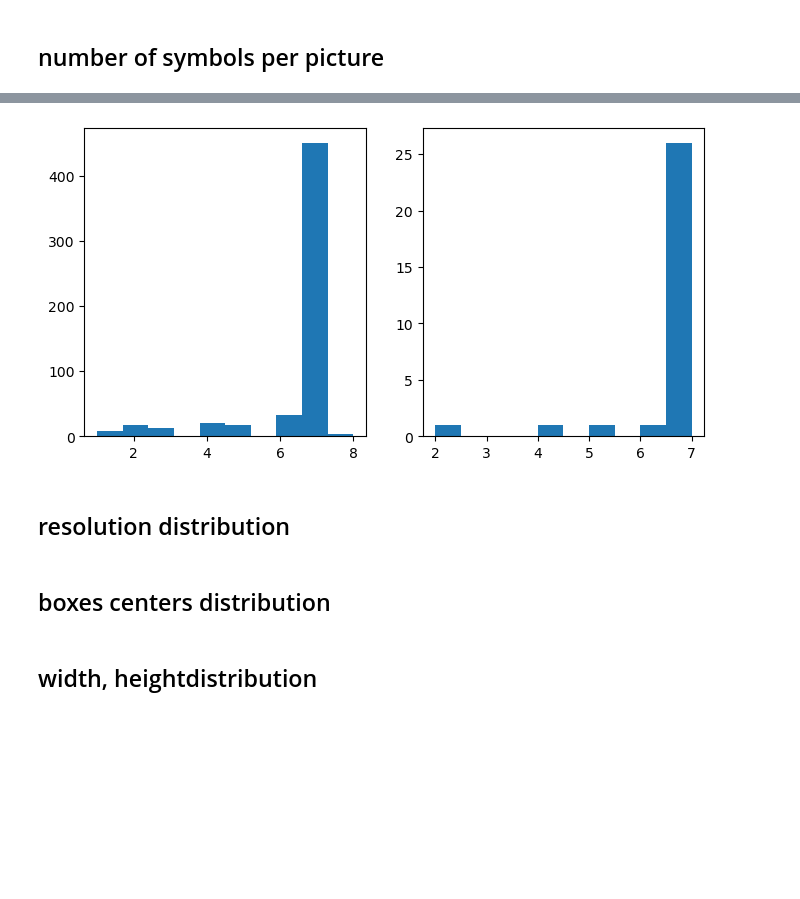
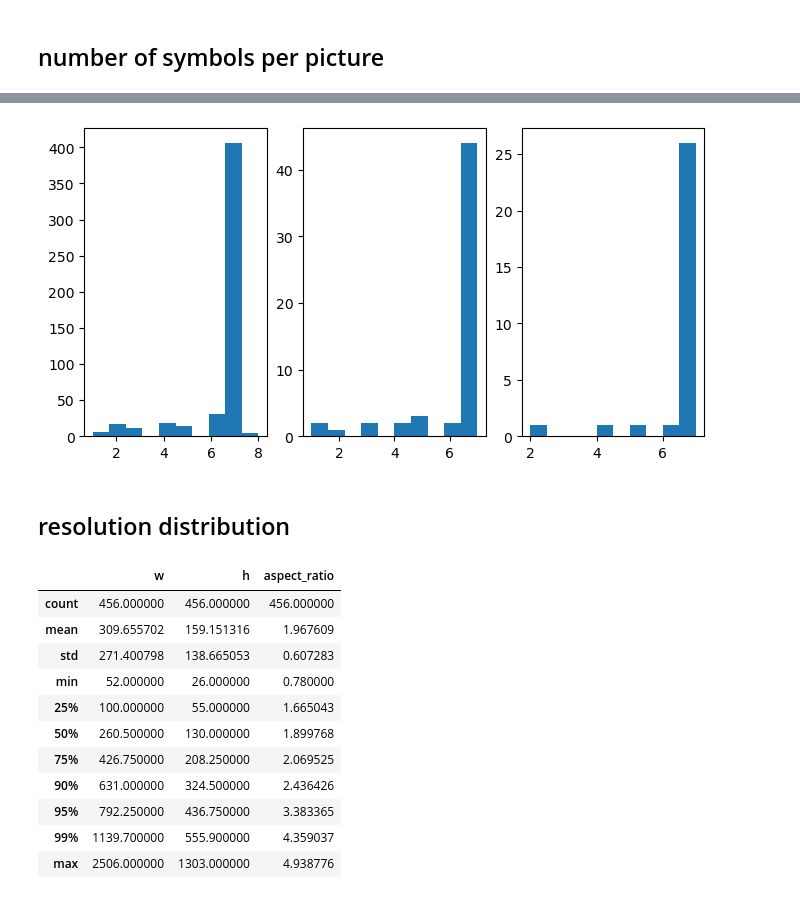
Before and after one commit to zamarseny/detection_plate_symbols, a Jupyter notebook: EDA.ipynb, the cells around one changed output, grey strips where cells are left out. Cells and saved outputs as stored; diff of their text form; code cells hidden in the pictures; blank space fills up the shorter version.

```diff
--- a/EDA.ipynb
+++ b/EDA.ipynb
@@ -17,11 +20,15 @@ import utils
 # %%
 importlib.reload(utils)
 from utils import get_boxes_texts, get_boxes_classes_xml, plot_all_boxes, get_boxes_classes_txt
+# %%
+val_dir = 'GBC_CV_attitude_test_2023_10/test_task/valid'
+os.mkdir(val_dir)
 # %%
 train_dir = 'GBC_CV_attitude_test_2023_10/test_task/train'
 test_dir = 'GBC_CV_attitude_test_2023_10/test_task/test'
 
 directories = {'train':  train_dir,
+               'val': val_dir,
               'test': test_dir}
 
 ann_file = 'ckictsenl0000246a2itn28ts.txt'
@@ -53,6 +90,10 @@ for DS_part in directories:
         #print(ann_data, )
 # %%
 print(row_n, DF.shape)
+DF['x_c']= (DF['x1']+DF['x2'])/2
+DF['y_c']= (DF['y1']+DF['y2'])/2
+DF['w']= (DF['x2']-DF['x1'])
+DF['h']= (DF['y2']-DF['y1'])
 DF
 # %% [output]
 3827 (3827, 7)
@@ -105,6 +142,7 @@ te_freq.plot.bar(x='class', y='DS_part', rot=0)
 ## number of symbols per picture
 # %%
 tr_symb_freq = DF[DF['DS_part']=='train'].groupby(by = 'ann_file')['DS_part'].count().reset_index()
+val_symb_freq = DF[DF['DS_part']=='val'].groupby(by = 'ann_file')['DS_part'].count().reset_index()
 te_symb_freq = DF[DF['DS_part']=='test'].groupby(by = 'ann_file')['DS_part'].count().reset_index()
 # %%
 tr_symb_freq
@@ -154,21 +192,17 @@ ckie8opfv006r246arluqy19x.txt
 #te_symb_freq['DS_part'].value_counts()
 # %%
 figure = plt.figure(figsize = (8,4))
-plt.subplot(1, 2, 1)
+plt.subplot(1, 3, 1)
 tr_np = np.array(tr_symb_freq['DS_part'].reset_index())
-#ax1 = tr_freq['DS_part'].reset_index().plot(kind='hist',\
-#                    #kind = 'bar',
-#                   #subplots=True,\
-#                   sharex=True,sharey=True,title='train')
+ax1 = plt.hist(tr_np[:,1])
 
-#ax1 = plt.bar(x= tr_np[:,0], height = tr_np[:,1])
-ax1 = plt.hist(tr_np[:,1])
-#ax1.title("train")
-#ax2 =
-plt.subplot(1, 2, 2)
-#ax2 = te_freq.plot.bar(x='class', y='DS_part', rot=0)
+plt.subplot(1, 3, 2)
+val_np = np.array(val_symb_freq['DS_part'].reset_index())
+ax2 = plt.hist(val_np[:,1])
+
+
+plt.subplot(1, 3, 3)
 te_np = np.array(te_symb_freq['DS_part'].reset_index())
-#te_freq.hist('DS_part')
 ax2 = plt.hist(te_np[:,1])
 # %% [output]
-[figure, old version]
+[figure, new version]
@@ -177,6 +211,2 @@ ax2 = plt.hist(te_np[:,1])
 # %% [markdown]
 ## resolution distribution
-# %% [markdown]
-## boxes centers distribution
-# %% [markdown]
-## width, heightdistribution
@@ -182,0 +228,15 @@ ax2 = plt.hist(te_np[:,1])
+# %%
+resolution_DS[['w','h', 'aspect_ratio']].describe(percentiles = [0.25, 0.5, 0.75, 0.9, 0.95, 0.99])
+# %% [output]
+|  | w | h | aspect_ratio |
+| count | 456.000000 | 456.000000 | 456.000000 |
+| mean | 309.655702 | 159.151316 | 1.967609 |
+| std | 271.400798 | 138.665053 | 0.607283 |
+| min | 52.000000 | 26.000000 | 0.780000 |
+| 25% | 100.000000 | 55.000000 | 1.665043 |
+| 50% | 260.500000 | 130.000000 | 1.899768 |
+| 75% | 426.750000 | 208.250000 | 2.069525 |
+| 90% | 631.000000 | 324.500000 | 2.436426 |
+| 95% | 792.250000 | 436.750000 | 3.383365 |
+| 99% | 1139.700000 | 555.900000 | 4.359037 |
+| max | 2506.000000 | 1303.000000 | 4.938776 |
```
Also changed, not shown: parts of 26 cells of this notebook.
